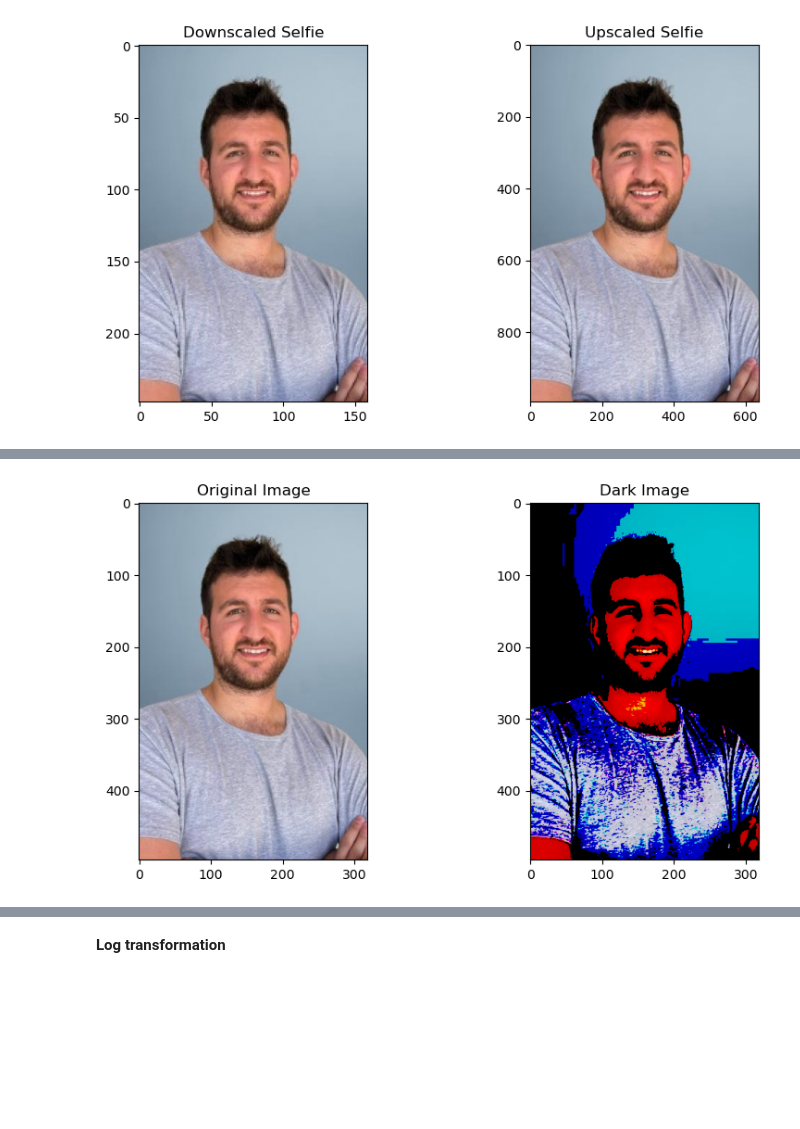
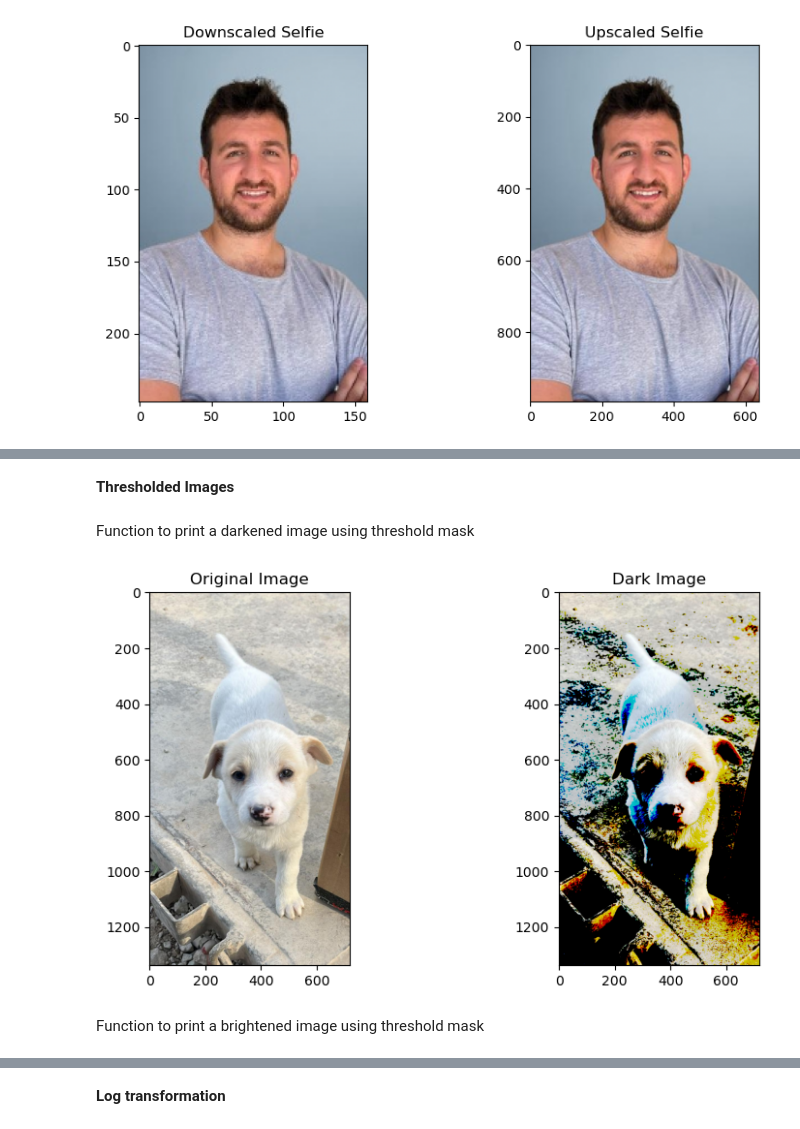
Before and after one commit to LevinTamir/intro-to-image-processing-course, a Jupyter notebook: hw/hw1/Tamir_Levin_code_hw1.ipynb, the cells around one changed output, grey strips where cells are left out. Cells and saved outputs as stored; diff of their text form; code cells hidden in the pictures; blank space fills up the shorter version.

```diff
--- a/hw/hw1/Tamir_Levin_code_hw1.ipynb
+++ b/hw/hw1/Tamir_Levin_code_hw1.ipynb
@@ -550,3 +561,7 @@ plot_joint_histogram_and_cdf(selfie)
+# %% [markdown]
+**Thresholded Images**
+# %% [markdown]
+Function to print a darkened image using threshold mask
 # %%
 def dark_image(image, base_name):
     # Split the image into color channels
@@ -581,10 +596,12 @@ def dark_image(image, base_name):
     imsave(output_path, dark_image)
 
     return dark_image
-# %%
-dark_selfie = dark_image(selfie, "selfie")
-# %% [output]
-[figure, removed]
+# %%
+dark_animal = dark_image(animal, "animal")
+# %% [output]
+[figure, added]
+# %% [markdown]
+Function to print a brightened image using threshold mask
 # %%
 def bright_image(image, base_name):
     # Split the image into color channels
```
Also changed, not shown: parts of 19 cells of this notebook, 10 other files.
